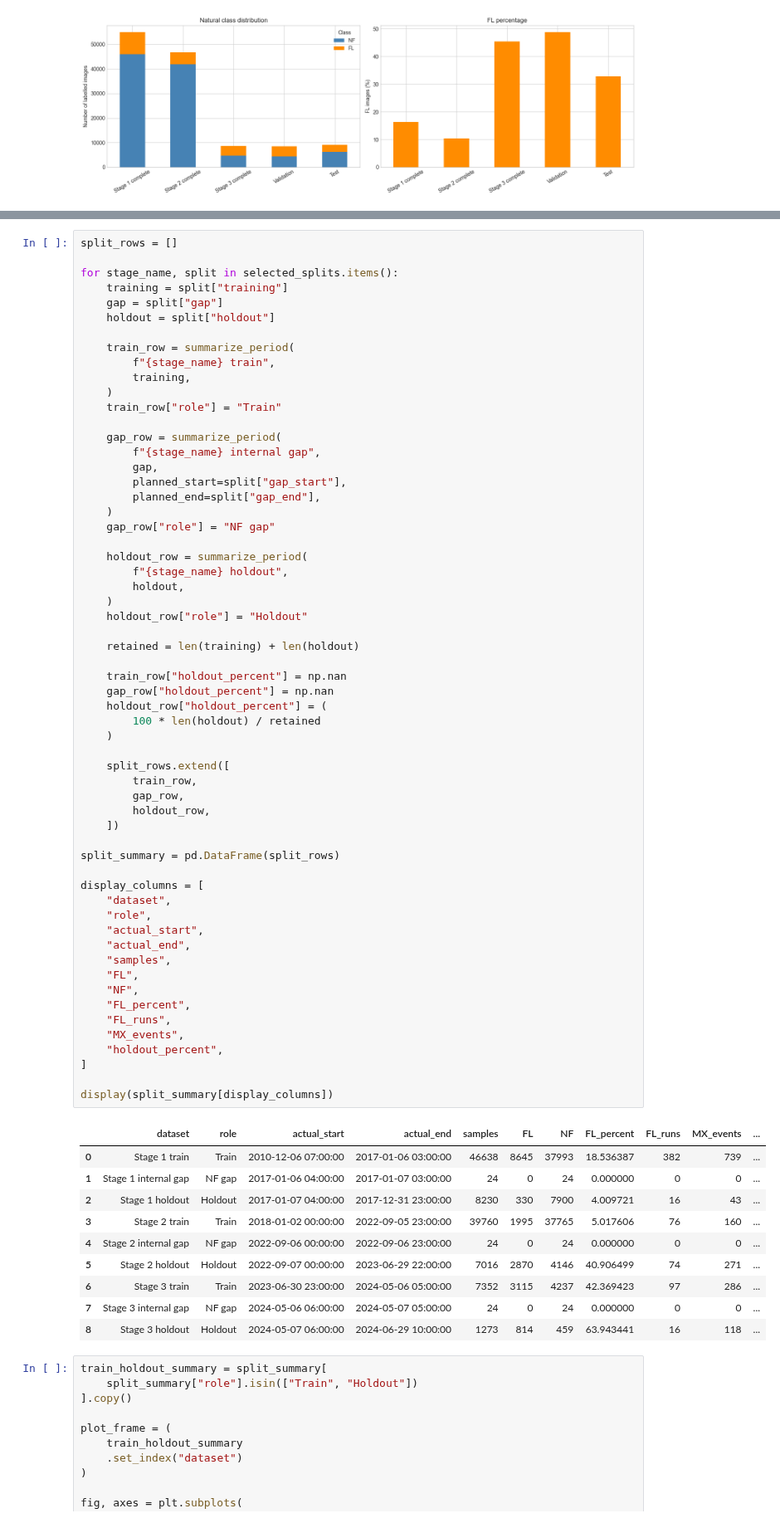
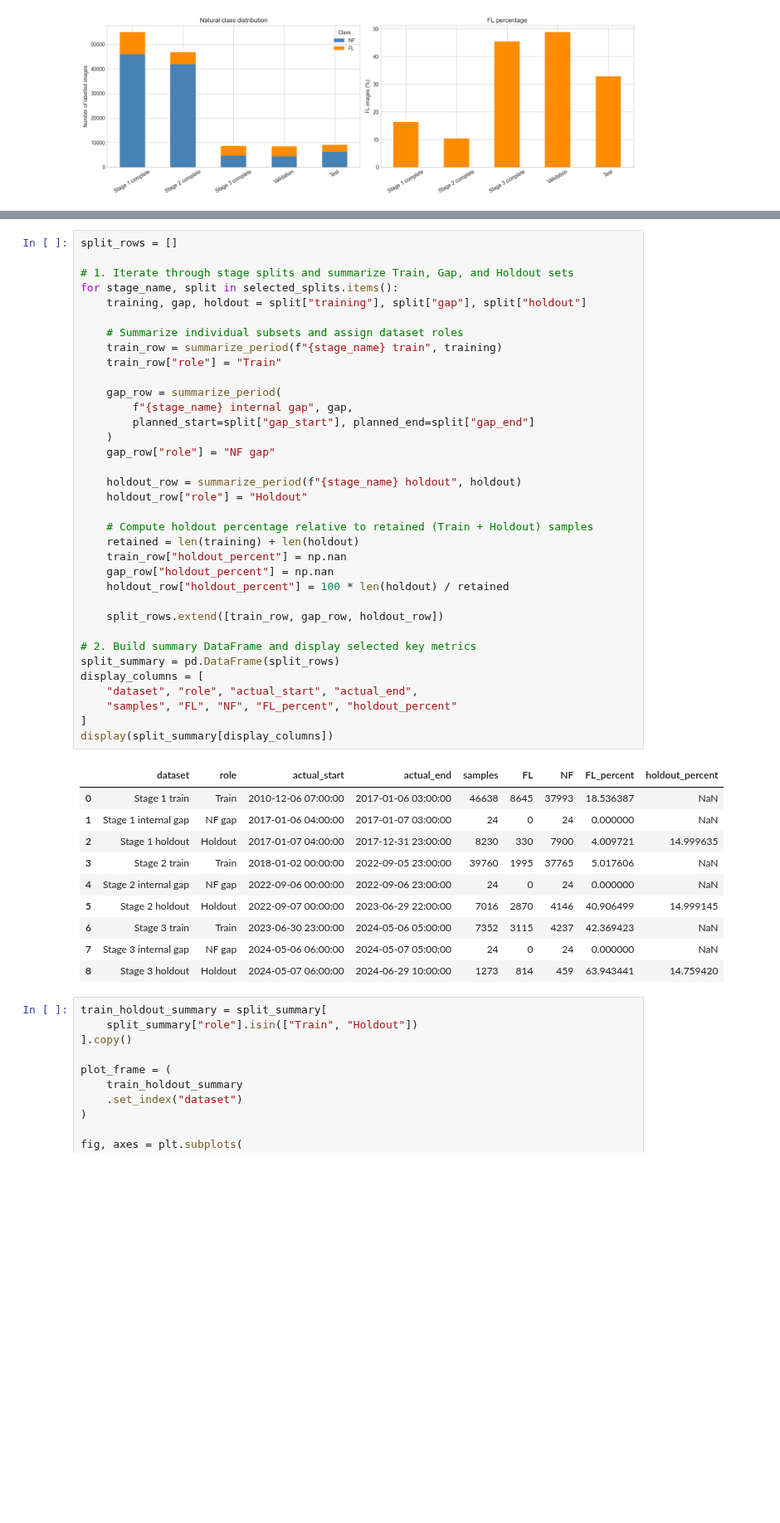
Before and after one commit to PiyushLuitel-07/Full-Disk-Attention---Continual-Learning-, a Jupyter notebook: data_labeling/eda/2_eda_3stage_split.ipynb, the cells around one changed output, grey strips where cells are left out. Shown at 83% size. Saved outputs shown, nothing was run; the diff lists cells and outputs as text; blank space fills up the shorter version.

```diff
--- a/data_labeling/eda/2_eda_3stage_split.ipynb
+++ b/data_labeling/eda/2_eda_3stage_split.ipynb
@@ -925,73 +613,49 @@ Highest-ranked holdout candidate selected for each stage.
 # %%
 split_rows = []
 
+# 1. Iterate through stage splits and summarize Train, Gap, and Holdout sets
 for stage_name, split in selected_splits.items():
-    training = split["training"]
-    gap = split["gap"]
-    holdout = split["holdout"]
+    training, gap, holdout = split["training"], split["gap"], split["holdout"]
 
-    train_row = summarize_period(
-        f"{stage_name} train",
-        training,
-    )
+    # Summarize individual subsets and assign dataset roles
+    train_row = summarize_period(f"{stage_name} train", training)
     train_row["role"] = "Train"
 
     gap_row = summarize_period(
-        f"{stage_name} internal gap",
-        gap,
-        planned_start=split["gap_start"],
-        planned_end=split["gap_end"],
+        f"{stage_name} internal gap", gap,
+        planned_start=split["gap_start"], planned_end=split["gap_end"]
     )
     gap_row["role"] = "NF gap"
 
-    holdout_row = summarize_period(
-        f"{stage_name} holdout",
-        holdout,
-    )
+    holdout_row = summarize_period(f"{stage_name} holdout", holdout)
     holdout_row["role"] = "Holdout"
 
+    # Compute holdout percentage relative to retained (Train + Holdout) samples
     retained = len(training) + len(holdout)
-
     train_row["holdout_percent"] = np.nan
     gap_row["holdout_percent"] = np.nan
-    holdout_row["holdout_percent"] = (
-        100 * len(holdout) / retained
-    )
+    holdout_row["holdout_percent"] = 100 * len(holdout) / retained
 
-    split_rows.extend([
-        train_row,
-        gap_row,
-        holdout_row,
-    ])
+    split_rows.extend([train_row, gap_row, holdout_row])
 
+# 2. Build summary DataFrame and display selected key metrics
 split_summary = pd.DataFrame(split_rows)
-
 display_columns = [
-    "dataset",
-    "role",
-    "actual_start",
-    "actual_end",
-    "samples",
-    "FL",
-    "NF",
-    "FL_percent",
-    "FL_runs",
-    "MX_events",
-    "holdout_percent",
+    "dataset", "role", "actual_start", "actual_end",
+    "samples", "FL", "NF", "FL_percent", "holdout_percent"
 ]
-
 display(split_summary[display_columns])
 # %% [output]
-|  | dataset | role | actual_start | actual_end | samples | FL | NF | FL_percent | FL_runs | MX_events | ... |
-| 0 | Stage 1 train | Train | 2010-12-06 07:00:00 | 2017-01-06 03:00:00 | 46638 | 8645 | 37993 | 18.536387 | 382 | 739 | ... |
-| 1 | Stage 1 internal gap | NF gap | 2017-01-06 04:00:00 | 2017-01-07 03:00:00 | 24 | 0 | 24 | 0.000000 | 0 | 0 | ... |
-| 2 | Stage 1 holdout | Holdout | 2017-01-07 04:00:00 | 2017-12-31 23:00:00 | 8230 | 330 | 7900 | 4.009721 | 16 | 43 | ... |
-| 3 | Stage 2 train | Train | 2018-01-02 00:00:00 | 2022-09-05 23:00:00 | 39760 | 1995 | 37765 | 5.017606 | 76 | 160 | ... |
-| 4 | Stage 2 internal gap | NF gap | 2022-09-06 00:00:00 | 2022-09-06 23:00:00 | 24 | 0 | 24 | 0.000000 | 0 | 0 | ... |
-| 5 | Stage 2 holdout | Holdout | 2022-09-07 00:00:00 | 2023-06-29 22:00:00 | 7016 | 2870 | 4146 | 40.906499 | 74 | 271 | ... |
-| 6 | Stage 3 train | Train | 2023-06-30 23:00:00 | 2024-05-06 05:00:00 | 7352 | 3115 | 4237 | 42.369423 | 97 | 286 | ... |
-| 7 | Stage 3 internal gap | NF gap | 2024-05-06 06:00:00 | 2024-05-07 05:00:00 | 24 | 0 | 24 | 0.000000 | 0 | 0 | ... |
-| 8 | Stage 3 holdout | Holdout | 2024-05-07 06:00:00 | 2024-06-29 10:00:00 | 1273 | 814 | 459 | 63.943441 | 16 | 118 | ... |
+|  | dataset | role | actual_start | actual_end | samples | FL | NF | FL_percent | holdout_percent |
+| 0 | Stage 1 train | Train | 2010-12-06 07:00:00 | 2017-01-06 03:00:00 | 46638 | 8645 | 37993 | 18.536387 | NaN |
+| 1 | Stage 1 internal gap | NF gap | 2017-01-06 04:00:00 | 2017-01-07 03:00:00 | 24 | 0 | 24 | 0.000000 | NaN |
+| 2 | Stage 1 holdout | Holdout | 2017-01-07 04:00:00 | 2017-12-31 23:00:00 | 8230 | 330 | 7900 | 4.009721 | 14.999635 |
+| 3 | Stage 2 train | Train | 2018-01-02 00:00:00 | 2022-09-05 23:00:00 | 39760 | 1995 | 37765 | 5.017606 | NaN |
+| 4 | Stage 2 internal gap | NF gap | 2022-09-06 00:00:00 | 2022-09-06 23:00:00 | 24 | 0 | 24 | 0.000000 | NaN |
+| 5 | Stage 2 holdout | Holdout | 2022-09-07 00:00:00 | 2023-06-29 22:00:00 | 7016 | 2870 | 4146 | 40.906499 | 14.999145 |
+| 6 | Stage 3 train | Train | 2023-06-30 23:00:00 | 2024-05-06 05:00:00 | 7352 | 3115 | 4237 | 42.369423 | NaN |
+| 7 | Stage 3 internal gap | NF gap | 2024-05-06 06:00:00 | 2024-05-07 05:00:00 | 24 | 0 | 24 | 0.000000 | NaN |
+| 8 | Stage 3 holdout | Holdout | 2024-05-07 06:00:00 | 2024-06-29 10:00:00 | 1273 | 814 | 459 | 63.943441 | 14.759420 |
 # %%
 train_holdout_summary = split_summary[
     split_summary["role"].isin(["Train", "Holdout"])
```
Also changed, not shown: parts of 21 cells of this notebook, 19 other files.
